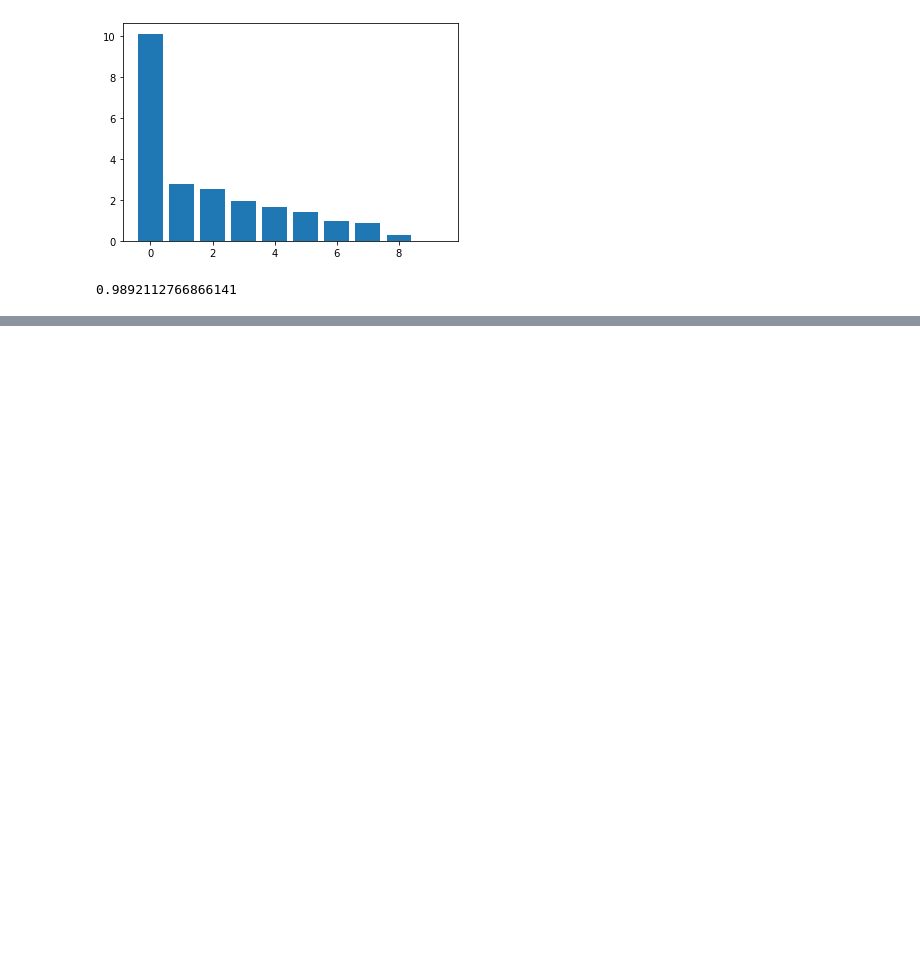
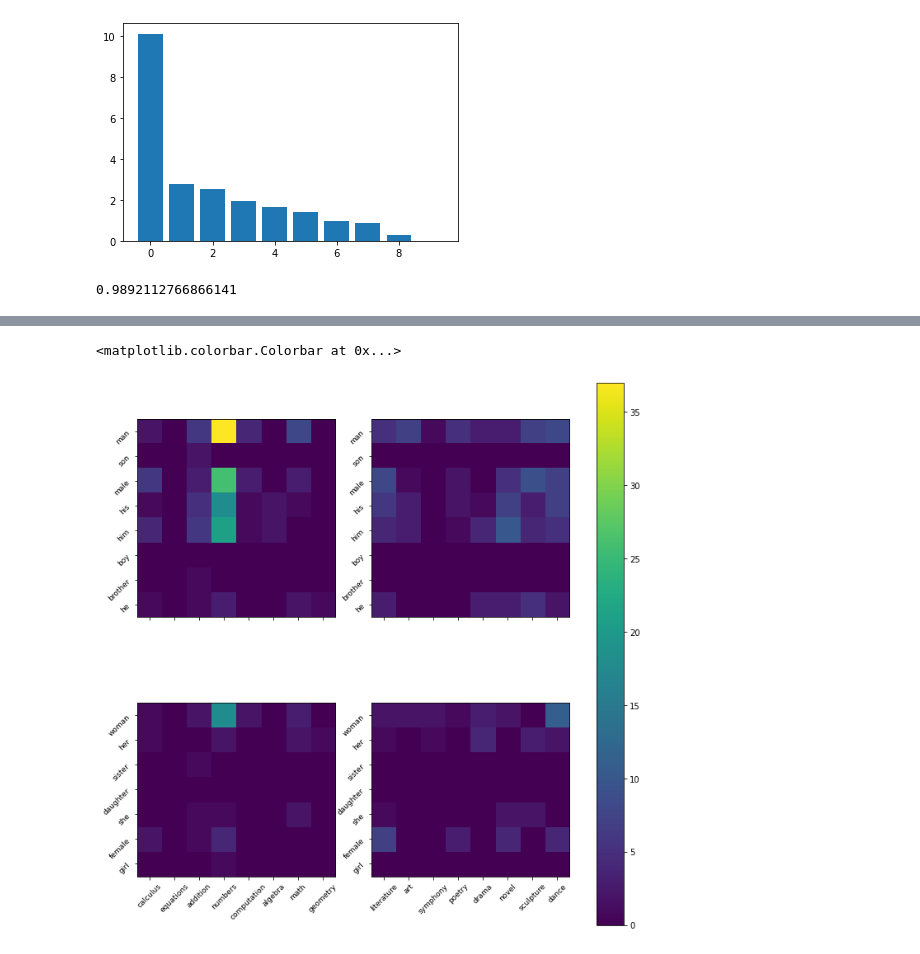
Before and after one commit to ed-w-lee/cpae-bias, a Jupyter notebook: notebooks/Bias exploration.ipynb, the cells around one changed output, grey strips where cells are left out. Saved outputs shown, nothing was run; the diff lists cells and outputs as text; code cells hidden in the pictures; blank space fills up the shorter version.

Commit message:
graph-based investigation (didn't go anywhere)

```diff
--- a/notebooks/Bias exploration.ipynb
+++ b/notebooks/Bias exploration.ipynb
@@ -173,0 +228,4 @@ print(distance.cosine(U[0], cpae_embeds['she'] - cpae_embeds['he']))
+# %%
+mm = conn_matrix(word_lists['math'], word_lists['m1'])
+mm = pd.DataFrame.from_dict(mm)
+mm
@@ -173,0 +242,4 @@ print(distance.cosine(U[0], cpae_embeds['she'] - cpae_embeds['he']))
+# %%
+mf = conn_matrix(word_lists['math'], word_lists['f1'])
+mf = pd.DataFrame.from_dict(mf)
+mf
@@ -173,0 +255,4 @@ print(distance.cosine(U[0], cpae_embeds['she'] - cpae_embeds['he']))
+# %%
+am1 = conn_matrix(word_lists['a1'], word_lists['m1'])
+am1 = pd.DataFrame.from_dict(am)
+am1
@@ -173,0 +269,4 @@ print(distance.cosine(U[0], cpae_embeds['she'] - cpae_embeds['he']))
+# %%
+af1 = conn_matrix(word_lists['a1'], word_lists['f1'])
+af1 = pd.DataFrame.from_dict(af)
+af1
@@ -173,0 +336,44 @@ print(distance.cosine(U[0], cpae_embeds['she'] - cpae_embeds['he']))
+# %%
+smallest = 0
+largest1 = max(mm.to_numpy().max(), mf.to_numpy().max(), am1.to_numpy().max(), af1.to_numpy().max())
+norm1 = matplotlib.colors.Normalize(vmin=smallest, vmax=largest1)
+fig, ((ax1, ax2), (ax3, ax4)) = plt.subplots(figsize=(10,10), nrows=2, ncols=2)
+
+ax1.get_shared_x_axes().join(ax1, ax3)
+ax1.set_xticks(np.arange(len(word_lists['math'])))
+ax1.set_xticklabels([])
+ax1.set_yticks(np.arange(len(word_lists['m1'])))
+ax1.set_yticklabels(word_lists['m1'], rotation=45, fontsize=9)
+
+ax3.set_xticks(np.arange(len(word_lists['math'])))
+ax3.set_xticklabels(word_lists['math'], rotation=45, fontsize=9)
+ax3.set_yticks(np.arange(len(word_lists['f1'])))
+ax3.set_yticklabels(word_lists['f1'], rotation=45, fontsize=9)
+
+
+ax2.get_shared_x_axes().join(ax2, ax4)
+ax2.set_xticks(np.arange(len(word_lists['a1'])))
+ax2.set_xticklabels([])
+ax2.set_yticks(np.arange(len(word_lists['m1'])))
+ax2.set_yticklabels(word_lists['m1'], rotation=45, fontsize=9)
+
+ax4.set_xticks(np.arange(len(word_lists['a1'])))
+ax4.set_xticklabels(word_lists['a1'], rotation=45, fontsize=9)
+ax4.set_yticks(np.arange(len(word_lists['f1'])))
+ax4.set_yticklabels(word_lists['f1'], rotation=45, fontsize=9)
+
+pos = ax1.imshow(mm, norm=norm1)
+# fig.colorbar(pos, ax=ax1)
+pos = ax3.imshow(mf, norm=norm1)
+pos = ax2.imshow(am1, norm=norm1)
+# fig.colorbar(pos, ax=ax1)
+pos = ax4.imshow(af1, norm=norm1)
+
+fig.subplots_adjust(wspace=0.01, hspace=0.01)
+
+fig.tight_layout()
+
+fig.colorbar(pos, ax=[ax1, ax2, ax3, ax4])
+# %% [output]
+<matplotlib.colorbar.Colorbar at 0x...>
+[figure, added]
```
Also changed, not shown: parts of 20 cells of this notebook, 4 other files.
